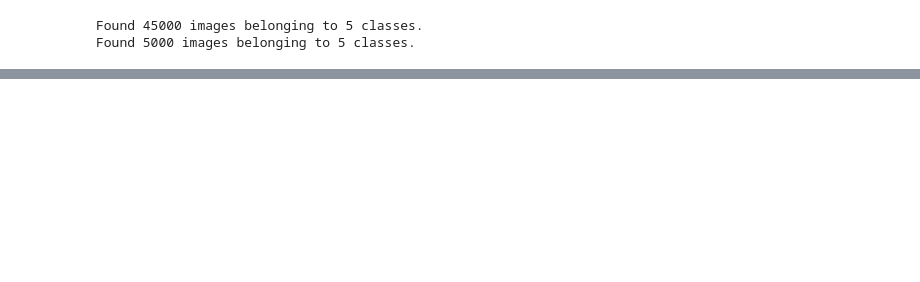
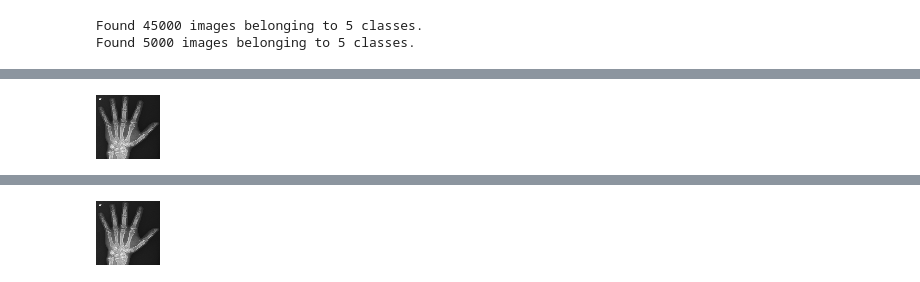
Before and after one commit to shaswata56/ML-Lab, a Jupyter notebook: Final/ML_Lab_Final_Assignment_2017831050.ipynb, the cells around one changed output, grey strips where cells are left out. Cells and saved outputs as stored; diff of their text form; code cells hidden in the pictures; blank space fills up the shorter version.

```diff
--- a/Final/ML_Lab_Final_Assignment_2017831050.ipynb
+++ b/Final/ML_Lab_Final_Assignment_2017831050.ipynb
@@ -147,0 +226,20 @@ plt.show()
+# %%
+hand_url = 'https://upload.wikimedia.org/wikipedia/commons/e/e2/X-ray_of_normal_hand_by_dorsoplantar_projection.jpg'
+hand_path = tf.keras.utils.get_file('hand', origin=hand_url)
+
+hand_img = tf.keras.utils.load_img(
+    hand_path, target_size=(64, 64)
+)
+display(hand_img)
+himg_array = tf.keras.utils.img_to_array(hand_img)
+himg_array = tf.expand_dims(himg_array, 0)
+
+predictions = cnn_clf.predict(himg_array)
+score = tf.nn.softmax(predictions[0])
+
+print(
+    "This image most likely belongs to {} with a {:.2f} percent confidence."
+    .format(class_names[np.argmax(score)], 100 * np.max(score))
+)
+# %% [output]
+[figure, added]
@@ -147,0 +248 @@ plt.show()
+[figure, added]
```
Also changed, not shown: parts of 11 cells of this notebook.
